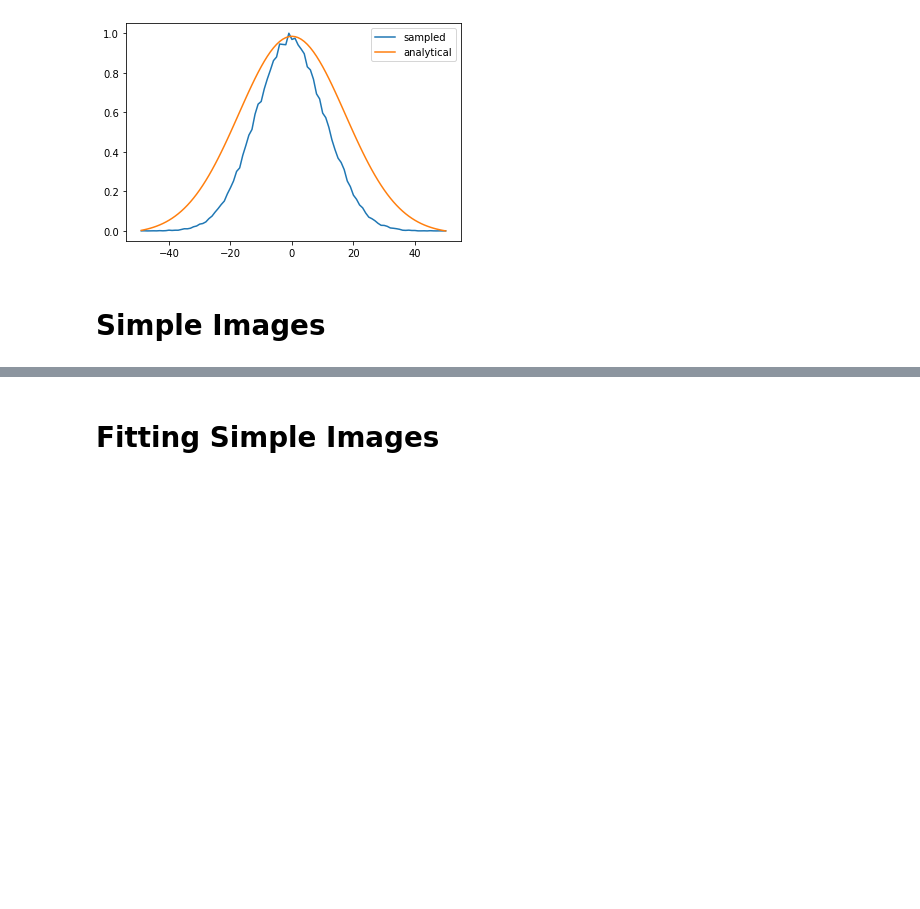
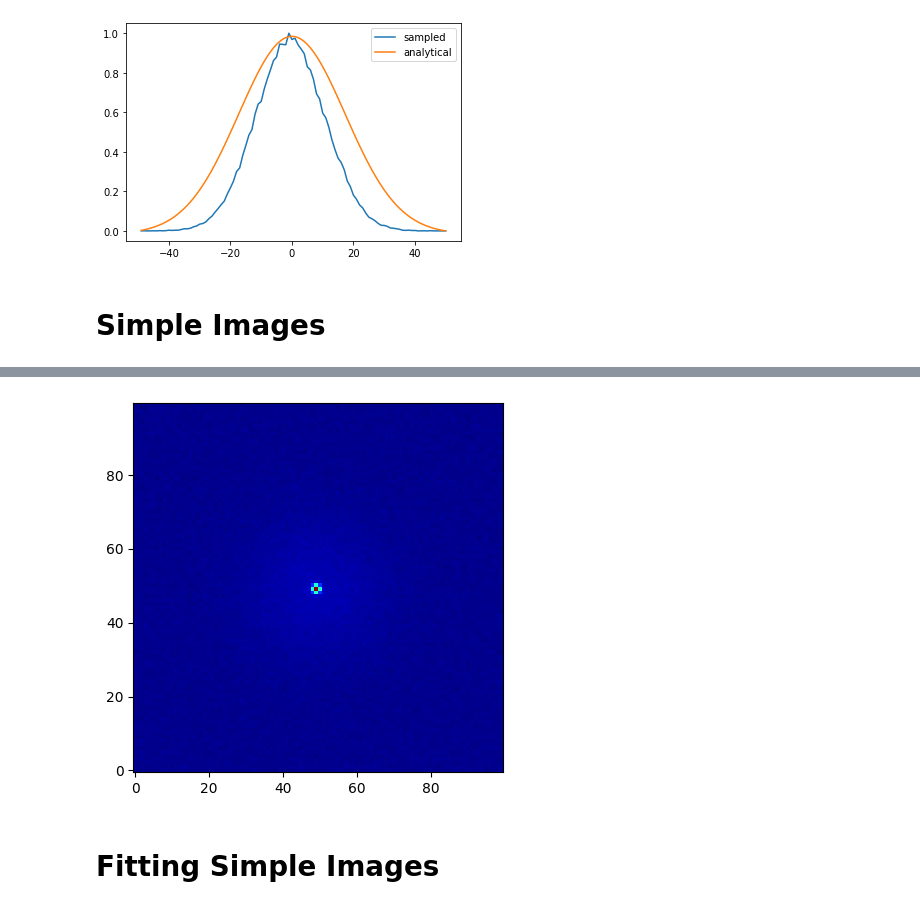
Before and after one commit to alec-gironda/Bose-Einstein-Condensate-NN, a Jupyter notebook: gaussian_fit.ipynb, the cells around one changed output, grey strips where cells are left out. Saved outputs shown, nothing was run; the diff lists cells and outputs as text; code cells hidden in the pictures; blank space fills up the shorter version.

```diff
--- a/gaussian_fit.ipynb
+++ b/gaussian_fit.ipynb
@@ -930,3 +899,9 @@ print(fit_N_rmse)
+# %%
+fig, ax = plt.subplots(1, 1)
+ax.imshow(x_simple_data[indx].reshape(100, 100), cmap=plt.cm.jet, origin='lower')
+plt.show()
+# %% [output]
+[figure, added]
 # %%
 o_file = "./generated_data/full_generated_data_simple.bz2"
 out = bz2.BZ2File(o_file,'wb')
```
Also changed, not shown: parts of 14 cells of this notebook, 1 other file.
